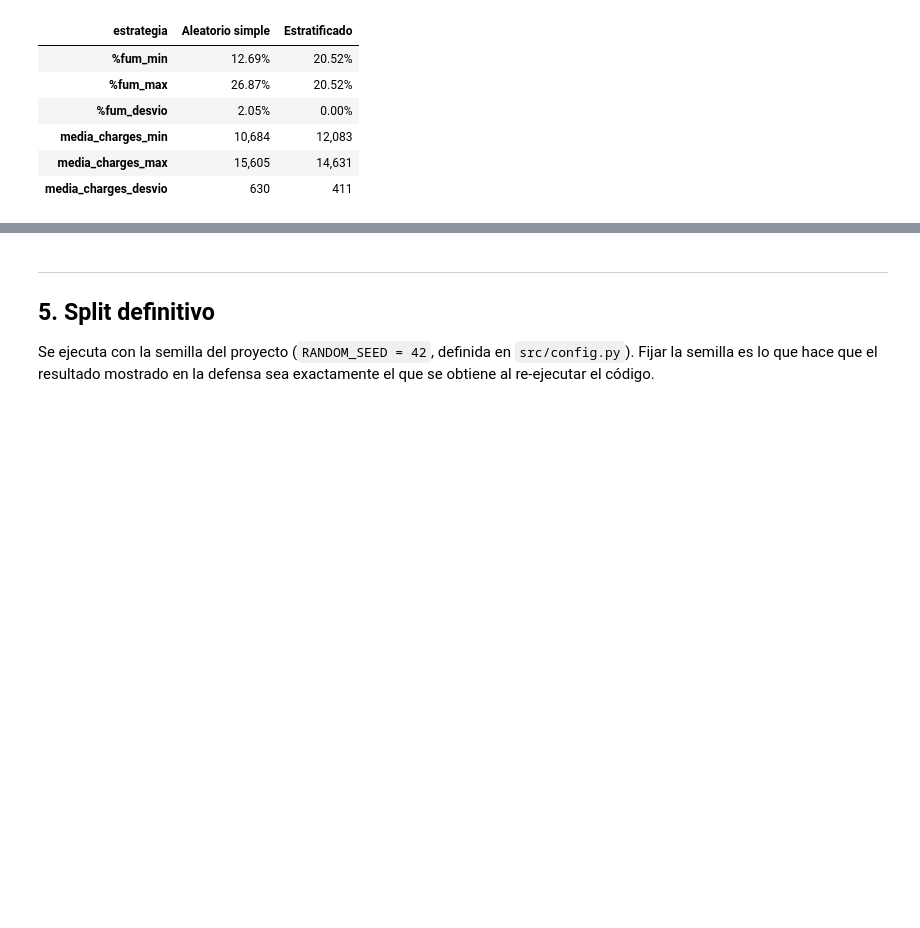
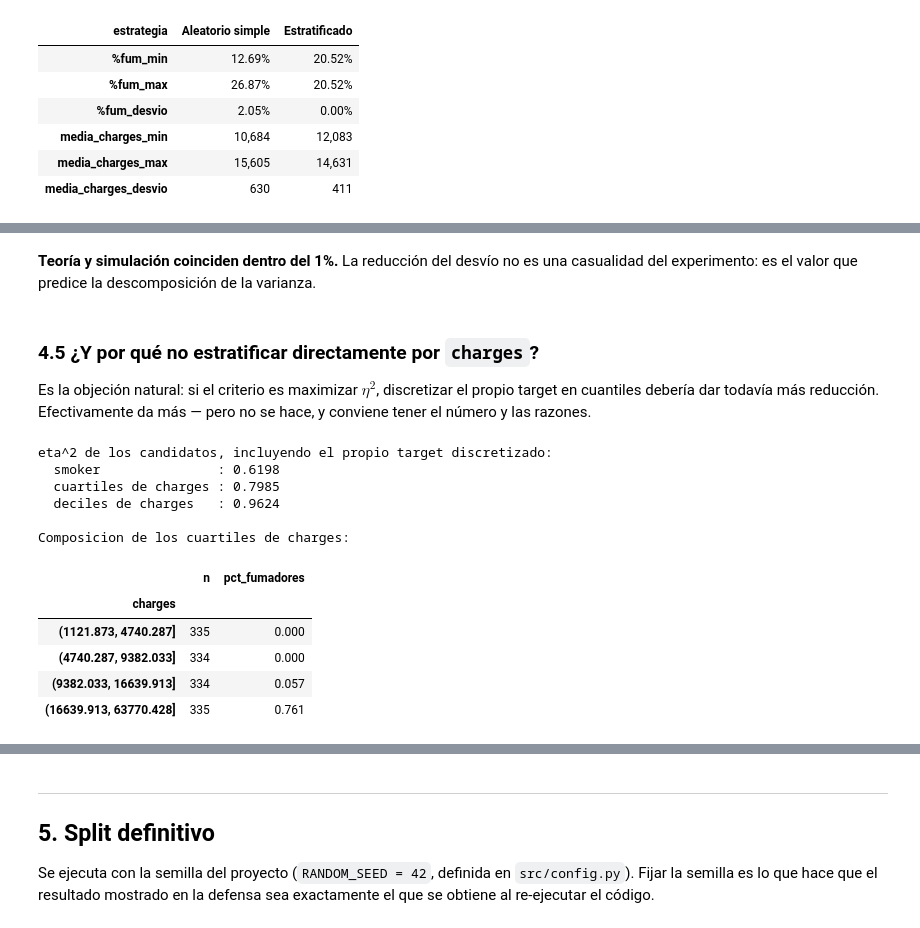
Before and after one commit to Diego050904/TP1-regresion-insurance, a Jupyter notebook: notebooks/01_carga_y_split.ipynb, the cells around one changed output, grey strips where cells are left out. Saved outputs shown, nothing was run; the diff lists cells and outputs as text; code cells hidden in the pictures; blank space fills up the shorter version.

```diff
--- a/notebooks/01_carga_y_split.ipynb
+++ b/notebooks/01_carga_y_split.ipynb
@@ -288,0 +412,45 @@ proporción de fumadores es exactamente eso.
+# %% [markdown]
+**Teoría y simulación coinciden dentro del 1%.** La reducción del desvío no es una
+casualidad del experimento: es el valor que predice la descomposición de la varianza.
+# %% [markdown]
+### 4.5 ¿Y por qué no estratificar directamente por `charges`?
+
+Es la objeción natural: si el criterio es maximizar $\eta^2$, discretizar el propio target
+en cuantiles debería dar todavía más reducción. Efectivamente da más — pero no se hace, y
+conviene tener el número y las razones.
+# %%
+eta2_smoker = descomponer_varianza(COLUMNA_ESTRATIFICACION)[2]
+
+cuartiles = pd.qcut(df[TARGET], 4)
+deciles = pd.qcut(df[TARGET], 10)
+
+def eta2_de(serie_grupos):
+    g = df[TARGET].groupby(serie_grupos, observed=True)
+    w, m = g.count() / len(df), g.mean()
+    return (w * (m - mu) ** 2).sum() / var_total
+
+print("eta^2 de los candidatos, incluyendo el propio target discretizado:")
+print(f"  smoker               : {eta2_smoker:.4f}")
+print(f"  cuartiles de charges : {eta2_de(cuartiles):.4f}")
+print(f"  deciles de charges   : {eta2_de(deciles):.4f}\n")
+
+print("Composicion de los cuartiles de charges:")
+composicion = pd.DataFrame({
+    "n": df.groupby(cuartiles, observed=True)[TARGET].count(),
+    "pct_fumadores": df.groupby(cuartiles, observed=True)[COLUMNA_ESTRATIFICACION]
+                       .apply(lambda s: (s == "yes").mean()),
+})
+composicion.round(3)
+# %% [output]
+eta^2 de los candidatos, incluyendo el propio target discretizado:
+  smoker               : 0.6198
+  cuartiles de charges : 0.7985
+  deciles de charges   : 0.9624
+
+Composicion de los cuartiles de charges:
+|  | n | pct_fumadores |
+| charges |  |  |
+| (1121.873, 4740.287] | 335 | 0.000 |
+| (4740.287, 9382.033] | 334 | 0.000 |
+| (9382.033, 16639.913] | 334 | 0.057 |
+| (16639.913, 63770.428] | 335 | 0.761 |
```
Also changed, not shown: parts of 8 cells of this notebook, 2 other files.
